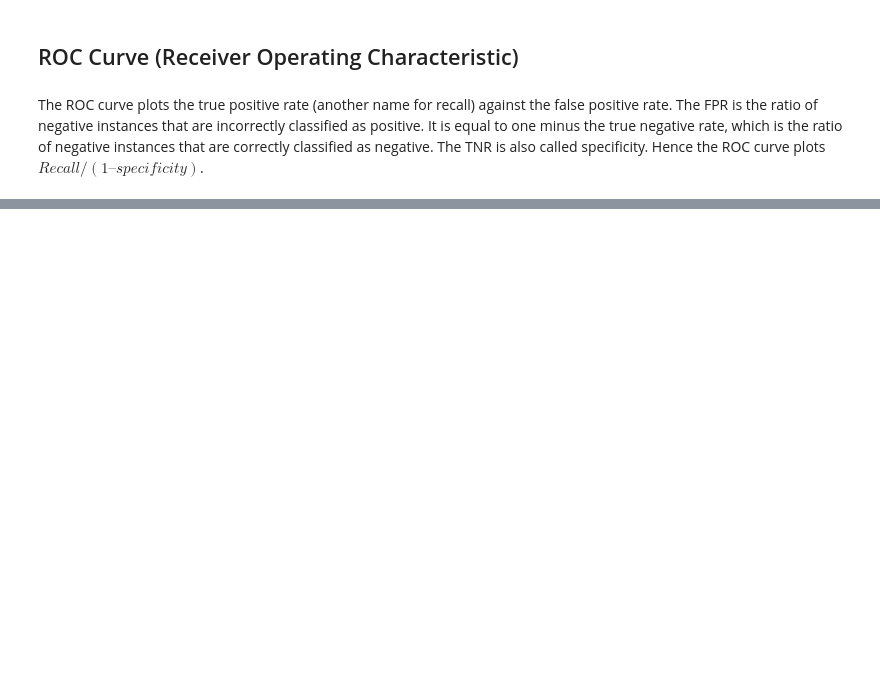
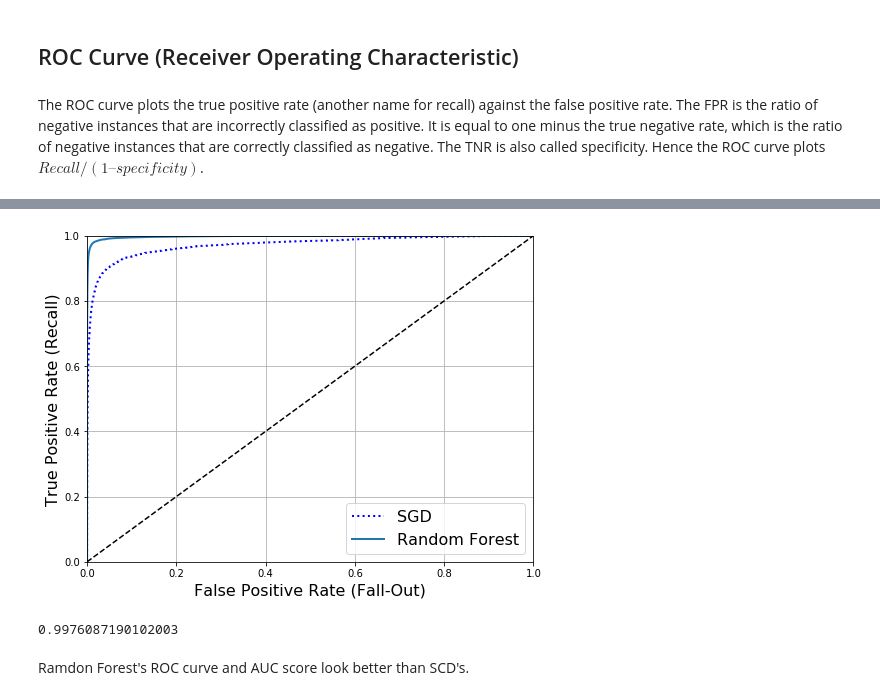
Before and after one commit to XiaoheLiu/hands-on-machine-learning-projects, a Jupyter notebook: 03_Classification_MNIST.ipynb, the cells around one changed output, grey strips where cells are left out. Drawn from its saved outputs; the diff is of its cells as text; code cells hidden in the pictures; blank space fills up the shorter version.

```diff
--- a/03_Classification_MNIST.ipynb
+++ b/03_Classification_MNIST.ipynb
@@ -136,0 +196,15 @@ fpr, tpr, thresholds = roc_curve(y_train_2, y_scores)
+# %%
+plt.figure(figsize=(8, 6))
+plt.plot(fpr, tpr, "b:", linewidth=2, label="SGD")
+plot_roc_curve(fpr_forest, tpr_forest, "Random Forest")
+plt.grid(True)
+plt.legend(loc="lower right", fontsize=16)
+plt.show()
+# %% [output]
+[figure, added]
+# %%
+roc_auc_score(y_train_2, y_scores_forest)
+# %% [output]
+0.9976087190102003
+# %% [markdown]
+Ramdon Forest's ROC curve and AUC score look better than SCD's.
```
Also changed, not shown: parts of 33 cells of this notebook.
